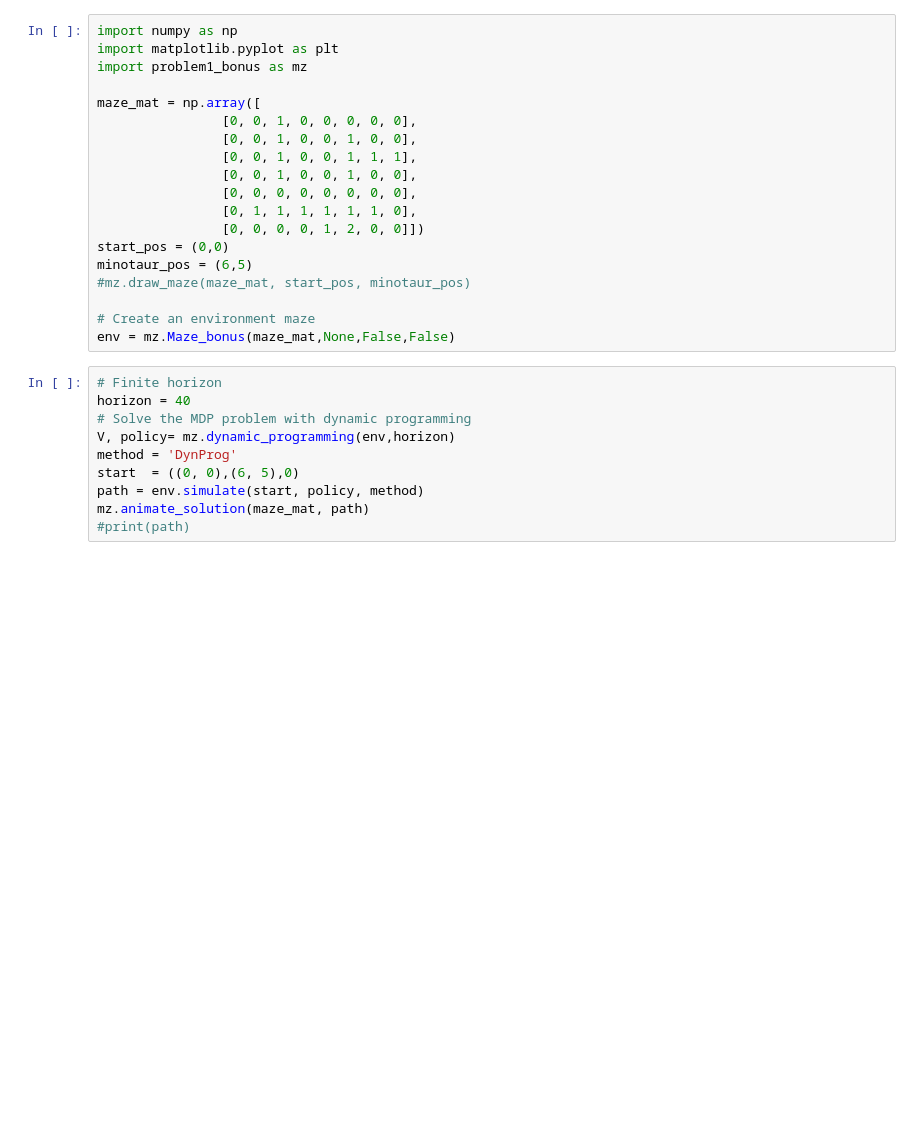
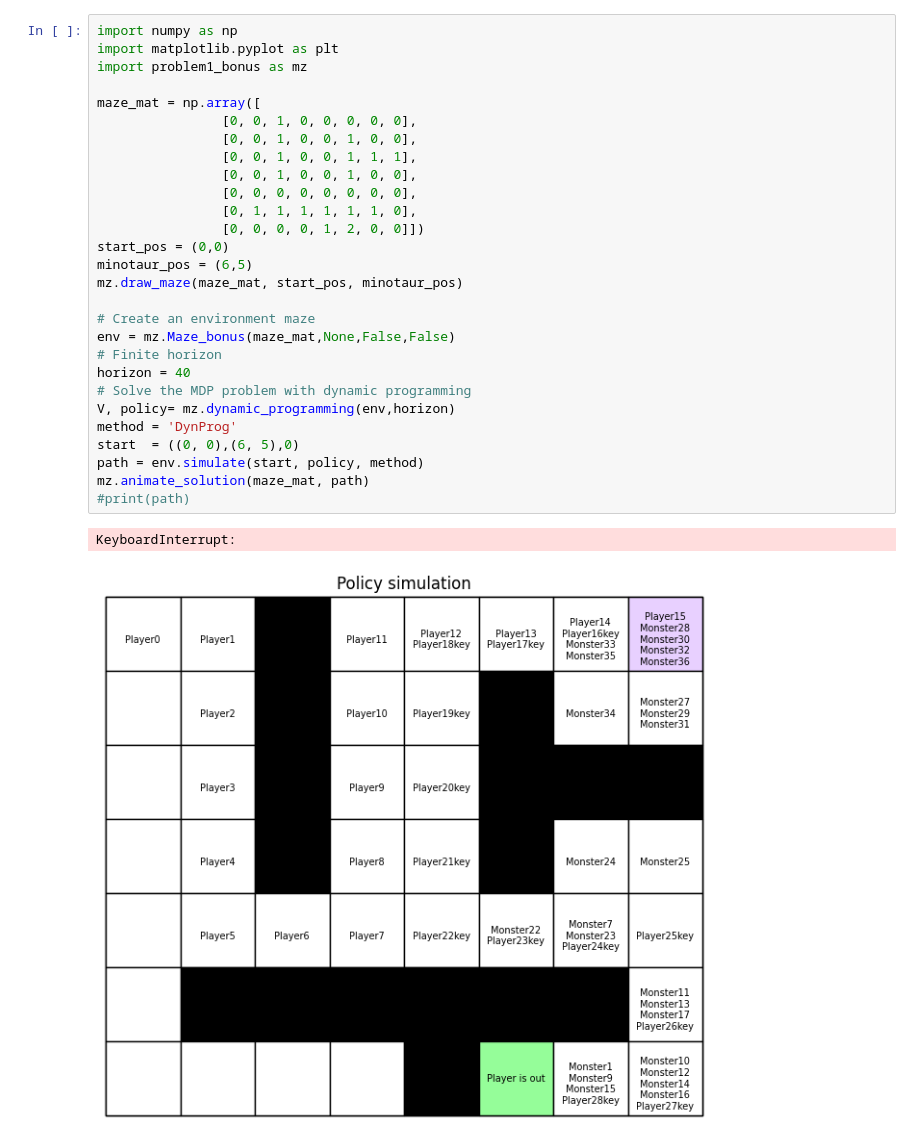
Before and after one commit to tawsiislam/RL_labs, a Jupyter notebook: lab1/key.ipynb, the cells around one changed output. Cells and saved outputs as stored; diff of their text form; blank space fills up the shorter version.

```diff
--- a/lab1/key.ipynb
+++ b/lab1/key.ipynb
@@ -1,29 +1,31 @@
 # %%
 import numpy as np
 import matplotlib.pyplot as plt
 import problem1_bonus as mz
 
 maze_mat = np.array([
                 [0, 0, 1, 0, 0, 0, 0, 0],
                 [0, 0, 1, 0, 0, 1, 0, 0],
                 [0, 0, 1, 0, 0, 1, 1, 1],
                 [0, 0, 1, 0, 0, 1, 0, 0],
                 [0, 0, 0, 0, 0, 0, 0, 0],
                 [0, 1, 1, 1, 1, 1, 1, 0],
                 [0, 0, 0, 0, 1, 2, 0, 0]])
 start_pos = (0,0)
 minotaur_pos = (6,5)
-#mz.draw_maze(maze_mat, start_pos, minotaur_pos)
+mz.draw_maze(maze_mat, start_pos, minotaur_pos)
 
 # Create an environment maze
 env = mz.Maze_bonus(maze_mat,None,False,False)
+# Finite horizon
+horizon = 40
+# Solve the MDP problem with dynamic programming
+V, policy= mz.dynamic_programming(env,horizon)
+method = 'DynProg'
+start  = ((0, 0),(6, 5),0)
+path = env.simulate(start, policy, method)
+mz.animate_solution(maze_mat, path)
+#print(path)
+# %% [output]
+KeyboardInterrupt:
+[figure, added]
-# %%
-# Finite horizon
-horizon = 40
-# Solve the MDP problem with dynamic programming
-V, policy= mz.dynamic_programming(env,horizon)
-method = 'DynProg'
-start  = ((0, 0),(6, 5),0)
-path = env.simulate(start, policy, method)
-mz.animate_solution(maze_mat, path)
-#print(path)
```
Also changed, not shown: parts of 2 cells of this notebook, 2 other files.
